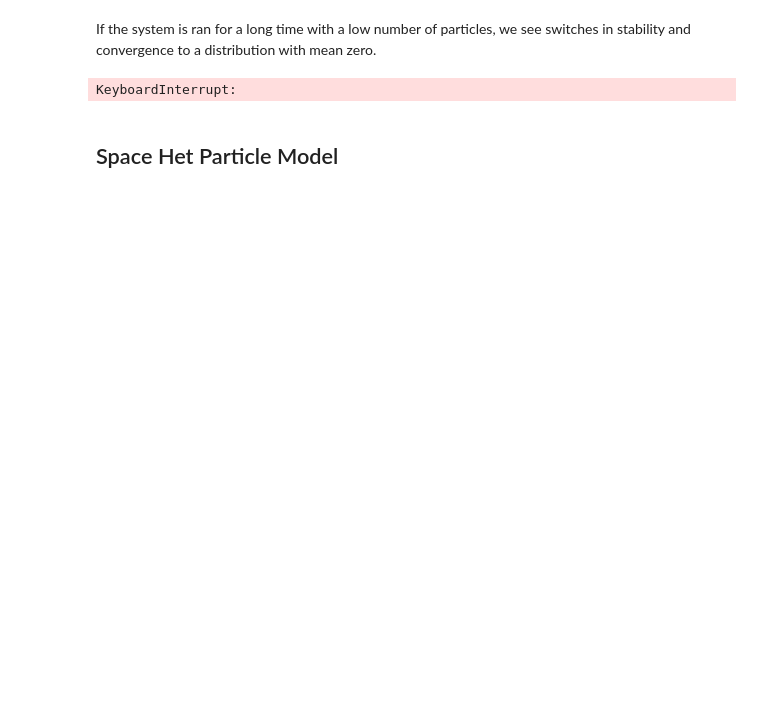
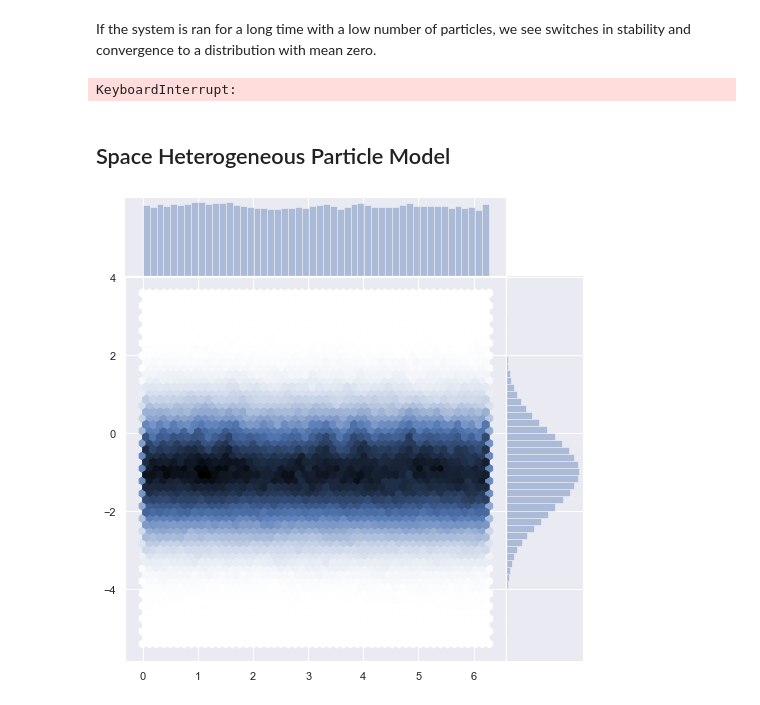
Before and after one commit to Tom271/InteractingParticleSystems, a Jupyter notebook: Project Supplement.ipynb, the cells around one changed output. Cells and saved outputs as stored; diff of their text form; code cells hidden in the pictures; blank space fills up the shorter version.

Commit message:
het_plot

```diff
--- a/Project Supplement.ipynb
+++ b/Project Supplement.ipynb
@@ -401,11 +410,39 @@ plt.show()
 # %% [output]
 KeyboardInterrupt:
 # %% [markdown]
-## Space Het Particle Model
+## Space Heterogeneous Particle Model
-# %%
-t, x, v = het.run_particle_model(particle_count=100, D=1,
-                          initial_dist_x=np.pi/2,
-                          initial_dist_v=uniform(low=0, high=1, size=100),
-                          dt=0.01, T_end=200, G=herd.step_G)
-
-g = sns.jointplot(x_1.flatten(), v_1.flatten(), kind="hex", height=7, space=0)
+# %%
+%matplotlib inline
+particle_count = 100
+diffusion = 1
+initial_data_x = np.pi/2
+timestep = 0.01
+T_final = 200
+herding_function = herd.step_G
+
+#Set initial data for Gaussian
+mu_init = -1.5
+sd_init = 0.5
+
+#Set max/min for indicator
+max_init = 2
+min_init = 1
+
+gaussian = {'particle': normal(loc=mu_init, scale=sd_init ,size=particle_count),
+            'pde': lambda x: stats.norm.pdf(x, loc=mu_init, scale=sd_init)}
+
+indicator = {'particle': uniform(low=min_init, high=max_init, size=particle_count),
+            'pde': lambda x: np.array([int(i>=min_init and i<=max_init) for i in x])}
+
+
+initial_data_v = indicator #Choose indicator or Gaussian
+
+
+t, x, v = het.run_particle_model(particles = particle_count, D=diffusion,
+                          initial_dist_x=initial_data_x,
+                          initial_dist_v=initial_data_v['particle'],
+                          dt=0.01, T_end=200, G=herd.step_G)
+# %%
+g = sns.jointplot(x.flatten(), v.flatten(), kind="hex", height=7, space=0)
+# %% [output]
+[figure, added]
```
Also changed, not shown: parts of 5 cells of this notebook, 3 other files.
